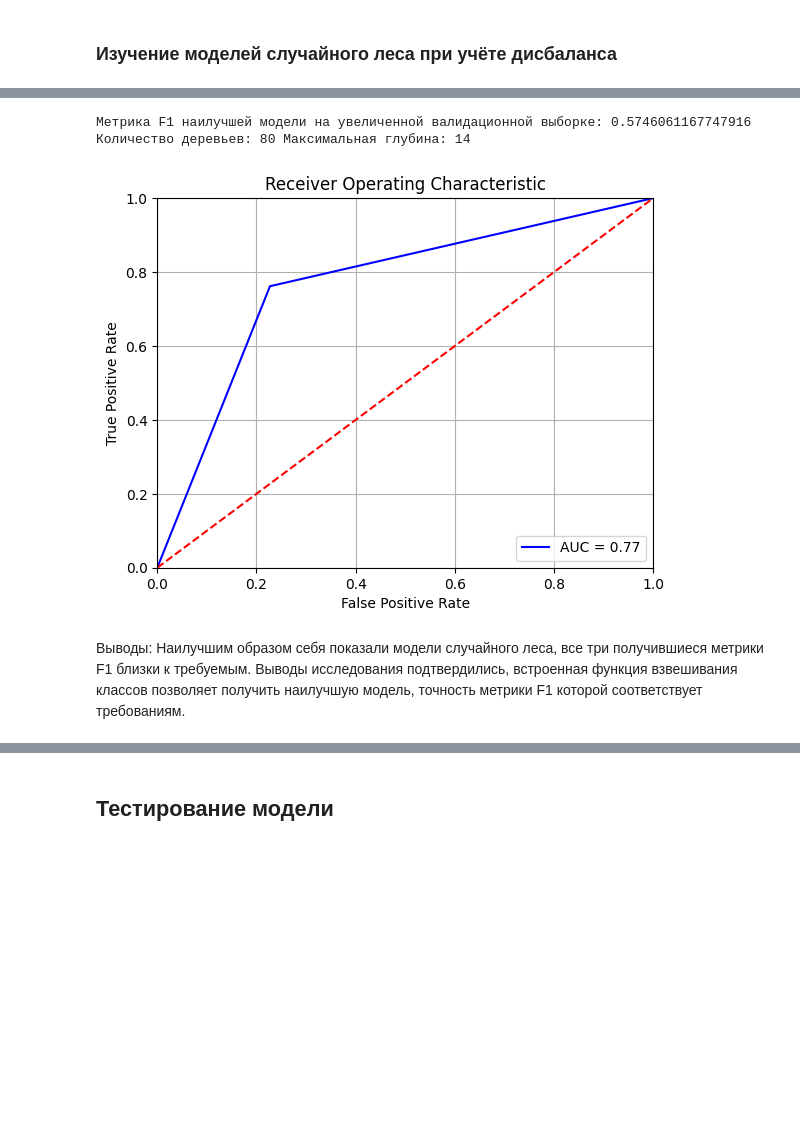
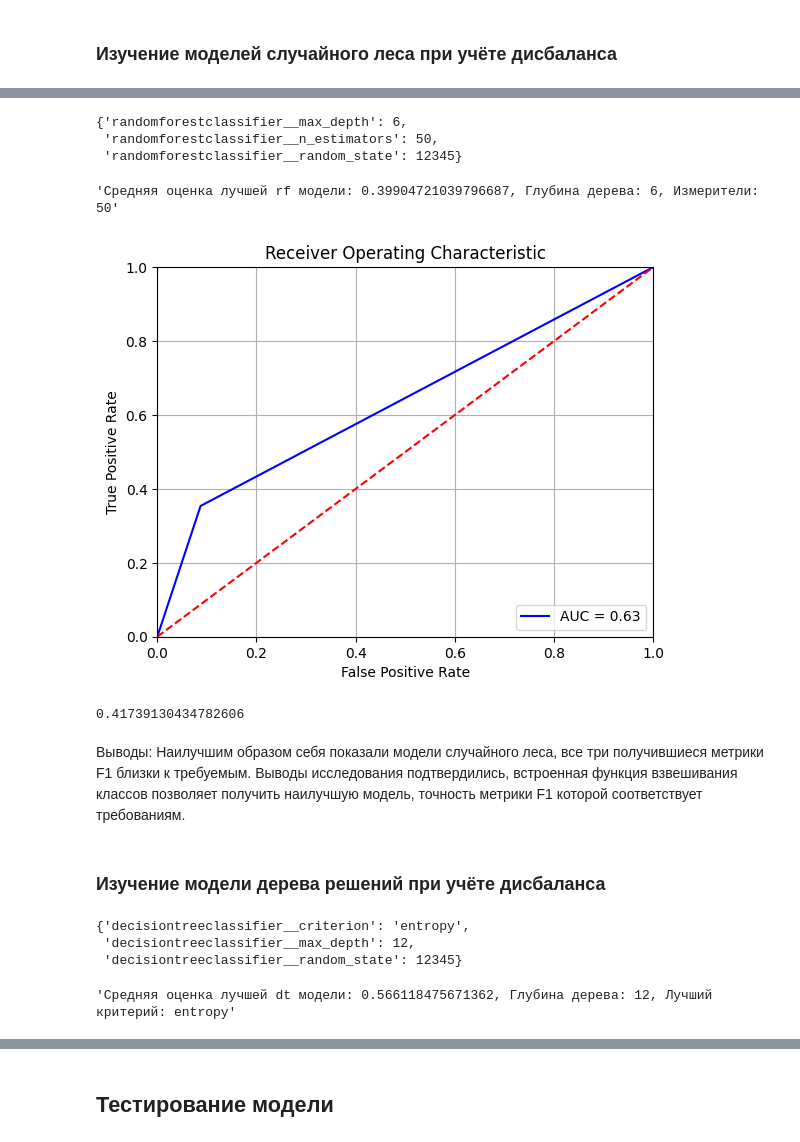
Before and after one commit to samohod4ik/beta_bank_project, a Jupyter notebook: Beta_bank_project.ipynb, the cells around one changed output, grey strips where cells are left out. Saved outputs shown, nothing was run; the diff lists cells and outputs as text; code cells hidden in the pictures; blank space fills up the shorter version.

Commit message:
Изменены алгоритмы устранения дисбаланса и использованием SMOTE, добавлен конвеер обчения с использованием Pipeline. Переделано исследование модедей, финальное тестирование и общий вывод.

```diff
--- a/Beta_bank_project.ipynb
+++ b/Beta_bank_project.ipynb
@@ -590,29 +472,33 @@ roc_graph(target_valid, best_predicted_valid)
-# %%
-best_model = None
-best_result = 0
-best_est = 0
-best_depth = 0
-best_predicted_valid = None
-for n_estimators in tqdm(range(10, 141, 10)):
-    for depth in range (1, 16):
-        forest_model = RandomForestClassifier(random_state=12345, max_depth=depth, n_estimators=n_estimators)
-        forest_model.fit(features_upsampled, target_upsampled)
-        predictions_valid = forest_model.predict(features_valid)
-        result = f1_score(target_valid, predictions_valid)
-        if result > best_result:
-            best_fm_upsampled = forest_model
-            best_result = result
-            best_est = n_estimators
-            best_depth = depth
-            best_predicted_valid = predictions_valid
-
-print("Метрика F1 наилучшей модели на увеличенной валидационной выборке:", best_result, "Количество деревьев:", best_est, "Максимальная глубина:", best_depth)
-
-probabilities_test = best_fm_upsampled.predict_proba(features_valid)
-probabilities_one_test = probabilities_test[:, 1]
-roc_graph(target_valid, best_predicted_valid)
-# %% [output]
-Метрика F1 наилучшей модели на увеличенной валидационной выборке: 0.5746061167747916 Количество деревьев: 80 Максимальная глубина: 14
-[figure, removed]
+# %%
+params = {'n_estimators': range(50, 250, 50),
+          'max_depth': range(4, 14, 2),
+          'random_state': [12345]}
+# %%
+rf_pipeline = make_pipeline(SMOTE(random_state=12345),
+                            RandomForestClassifier())
+# %%
+rf_params = {'randomforestclassifier__' + key: params[key] for key in params}
+grid_rf = GridSearchCV(rf_pipeline, param_grid=rf_params, cv=kf, scoring='f1',
+                       return_train_score=True)
+# %%
+grid_rf.fit(features_train, target_train)
+grid_rf.best_params_
+# %% [output]
+{'randomforestclassifier__max_depth': 6,
+ 'randomforestclassifier__n_estimators': 50,
+ 'randomforestclassifier__random_state': 12345}
+# %%
+f"Средняя оценка лучшей rf модели: {grid_rf.best_score_}, Глубина дерева: {grid_rf.best_params_['randomforestclassifier__max_depth']}, Измерители: {grid_rf.best_params_['randomforestclassifier__n_estimators']}"
+# %% [output]
+'Средняя оценка лучшей rf модели: 0.39904721039796687, Глубина дерева: 6, Измерители: 50'
+# %%
+best_predicted_valid = grid_rf.predict(features_valid)
+roc_graph(target_valid, best_predicted_valid)
+f1_score(target_valid, best_predicted_valid)
+# %% [output]
+[figure, added]
+0.41739130434782606
 # %% [markdown]
 Выводы: Наилучшим образом себя показали модели случайного леса, все три получившиеся метрики F1 близки к требуемым. Выводы исследования подтвердились, встроенная функция взвешивания классов позволяет получить наилучшую модель, точность метрики F1 которой соответствует требованиям.
+# %% [markdown]
+### Изучение модели дерева решений при учёте дисбаланса
@@ -618,0 +518,11 @@ roc_graph(target_valid, best_predicted_valid)
+# %%
+grid_dt.fit(features_train, target_train)
+grid_dt.best_params_
+# %% [output]
+{'decisiontreeclassifier__criterion': 'entropy',
+ 'decisiontreeclassifier__max_depth': 12,
+ 'decisiontreeclassifier__random_state': 12345}
+# %%
+f"Средняя оценка лучшей dt модели: {grid_dt.best_score_}, Глубина дерева: {grid_dt.best_params_['decisiontreeclassifier__max_depth']}, Лучший критерий: {grid_dt.best_params_['decisiontreeclassifier__criterion']}"
+# %% [output]
+'Средняя оценка лучшей dt модели: 0.566118475671362, Глубина дерева: 12, Лучший критерий: entropy'
```
Also changed, not shown: parts of 67 cells of this notebook.
